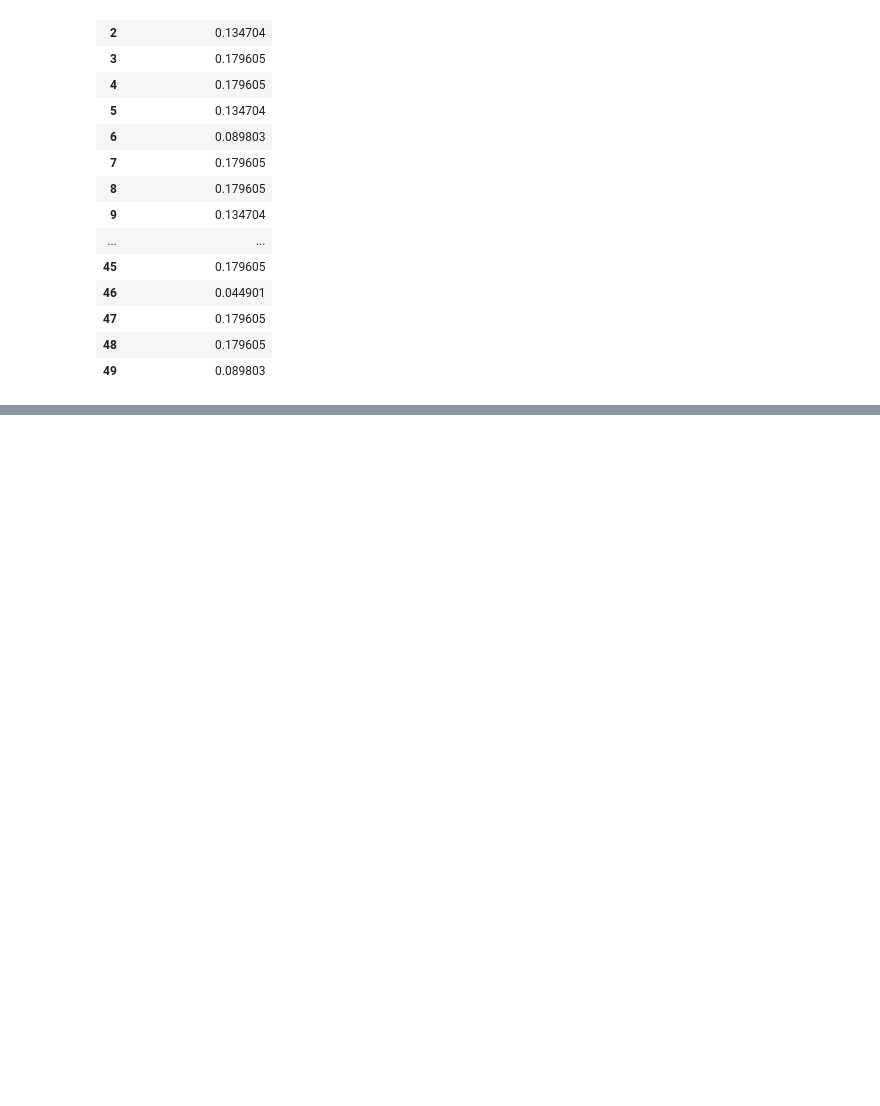
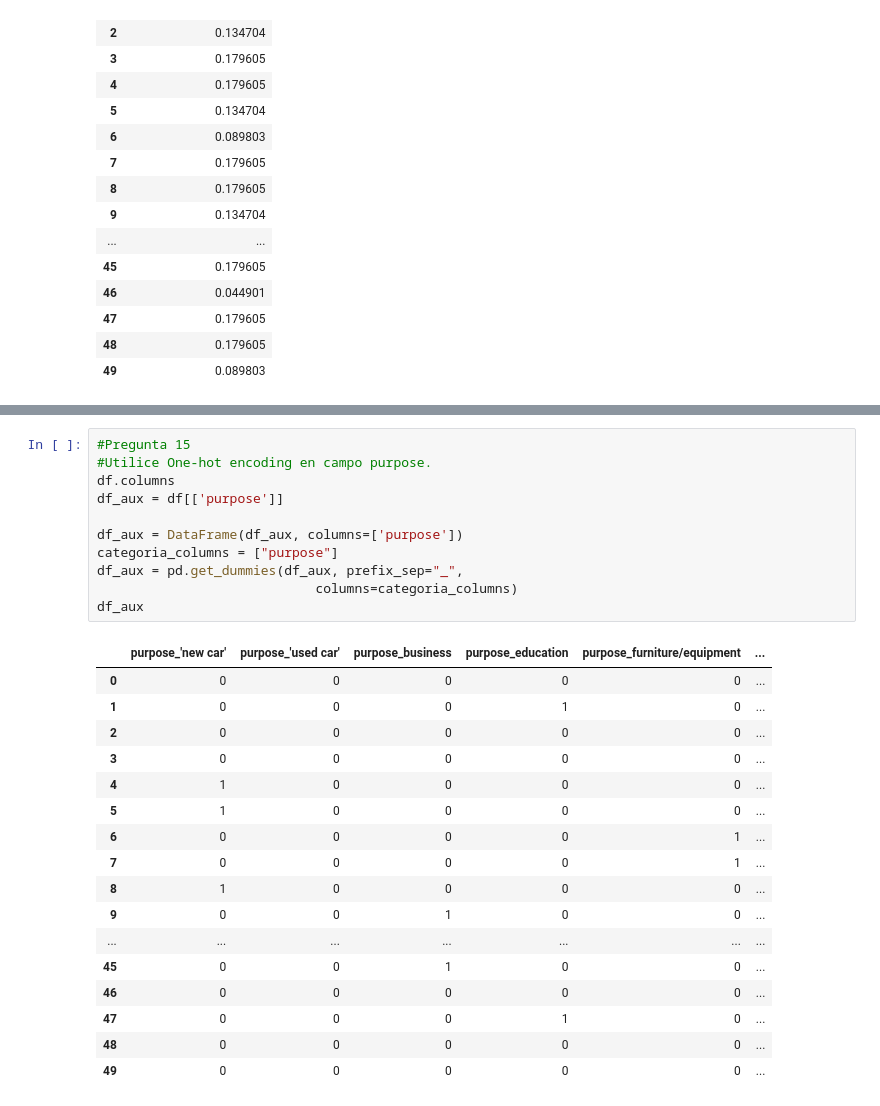
Before and after one commit to ifmm87/data-science-degree, a Jupyter notebook: Mineria de datos/Material/Semana1 MCDv2/Practica Prep Datos V2/Práctica Prep Datos 1/Practica 1.ipynb, the cells around one changed output, grey strips where cells are left out. Drawn from its saved outputs; the diff is of its cells as text; blank space fills up the shorter version.

```diff
--- a/Mineria de datos/Material/Semana1 MCDv2/Practica Prep Datos V2/Práctica Prep Datos 1/Practica 1.ipynb
+++ b/Mineria de datos/Material/Semana1 MCDv2/Practica Prep Datos V2/Práctica Prep Datos 1/Practica 1.ipynb
@@ -416,0 +465,29 @@ df
+# %%
+#Pregunta 15
+#Utilice One-hot encoding en campo purpose.
+df.columns
+df_aux = df[['purpose']]
+
+df_aux = DataFrame(df_aux, columns=['purpose'])
+categoria_columns = ["purpose"]
+df_aux = pd.get_dummies(df_aux, prefix_sep="_",
+                            columns=categoria_columns)
+df_aux
+# %% [output]
+|  | purpose_'new car' | purpose_'used car' | purpose_business | purpose_education | purpose_furniture/equipment | ... |
+| 0 | 0 | 0 | 0 | 0 | 0 | ... |
+| 1 | 0 | 0 | 0 | 1 | 0 | ... |
+| 2 | 0 | 0 | 0 | 0 | 0 | ... |
+| 3 | 0 | 0 | 0 | 0 | 0 | ... |
+| 4 | 1 | 0 | 0 | 0 | 0 | ... |
+| 5 | 1 | 0 | 0 | 0 | 0 | ... |
+| 6 | 0 | 0 | 0 | 0 | 1 | ... |
+| 7 | 0 | 0 | 0 | 0 | 1 | ... |
+| 8 | 1 | 0 | 0 | 0 | 0 | ... |
+| 9 | 0 | 0 | 1 | 0 | 0 | ... |
+| ... | ... | ... | ... | ... | ... | ... |
+| 45 | 0 | 0 | 1 | 0 | 0 | ... |
+| 46 | 0 | 0 | 0 | 0 | 0 | ... |
+| 47 | 0 | 0 | 0 | 1 | 0 | ... |
+| 48 | 0 | 0 | 0 | 0 | 0 | ... |
+| 49 | 0 | 0 | 0 | 0 | 0 | ... |
```
Also changed, not shown: parts of 18 cells of this notebook, 1 other file.
